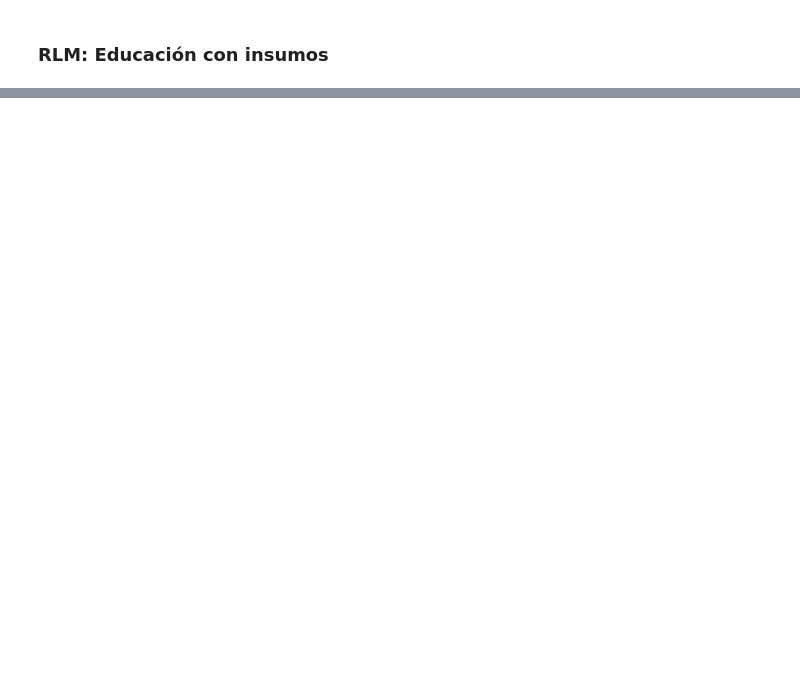
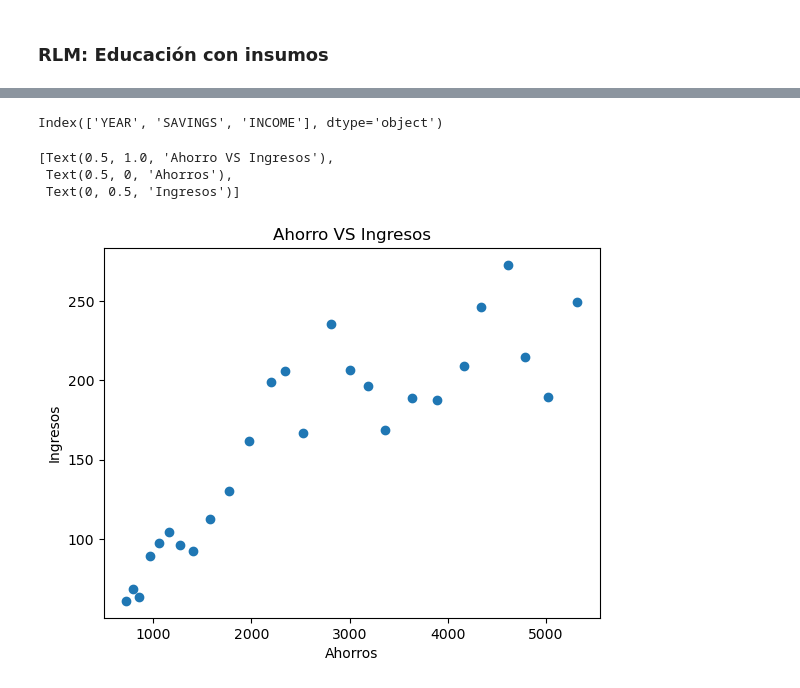
Before and after one commit to vmoprojs/IntroEconometricsWO, a Jupyter notebook: Regresion.ipynb, the cells around one changed output, grey strips where cells are left out. Cells and saved outputs as stored; diff of their text form; code cells hidden in the pictures; blank space fills up the shorter version.

```diff
--- a/Regresion.ipynb
+++ b/Regresion.ipynb
@@ -1071,0 +1344,16 @@ Notes:
+# %%
+uu = "https://raw.githubusercontent.com/vmoprojs/DataLectures/master/GA/tabla_8_9.csv"
+
+datos = pd.read_csv(uu,sep=";")
+datos.columns
+# %% [output]
+Index(['YEAR', 'SAVINGS', 'INCOME'], dtype='object')
+# %%
+import matplotlib.pyplot as plt
+plt.scatter(datos.INCOME,datos.SAVINGS)
+plt.gca().update(dict(title='Ahorro VS Ingresos', xlabel='Ahorros', ylabel='Ingresos'))
+# %% [output]
+[Text(0.5, 1.0, 'Ahorro VS Ingresos'),
+ Text(0.5, 0, 'Ahorros'),
+ Text(0, 0.5, 'Ingresos')]
+[figure, added]
```
Also changed, not shown: parts of 89 cells of this notebook, 36 other files.
